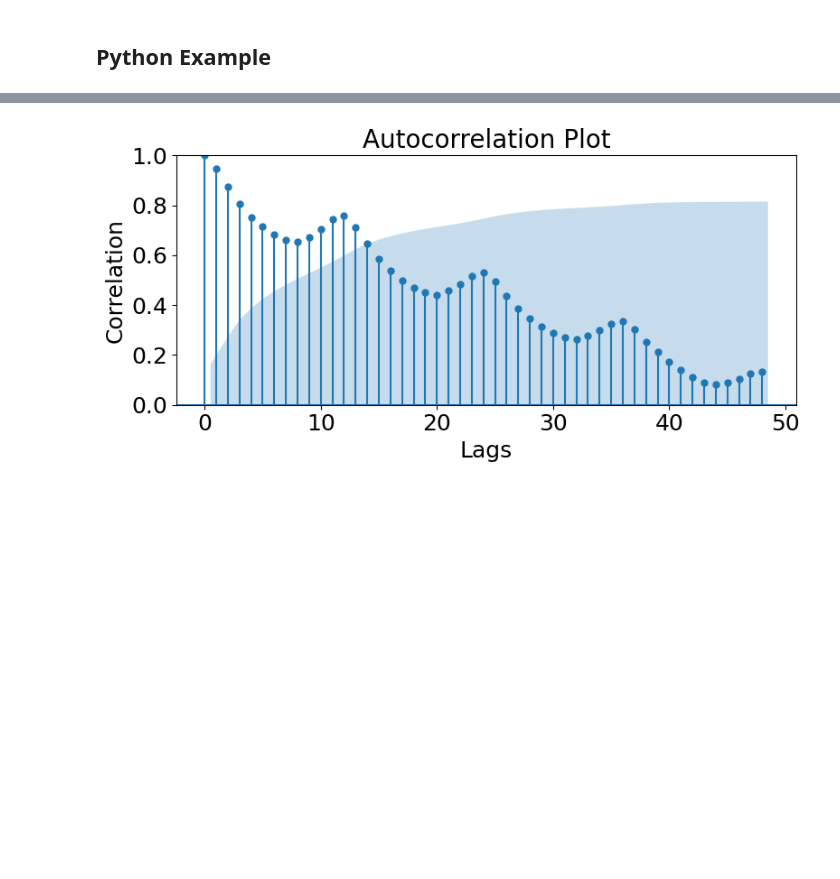
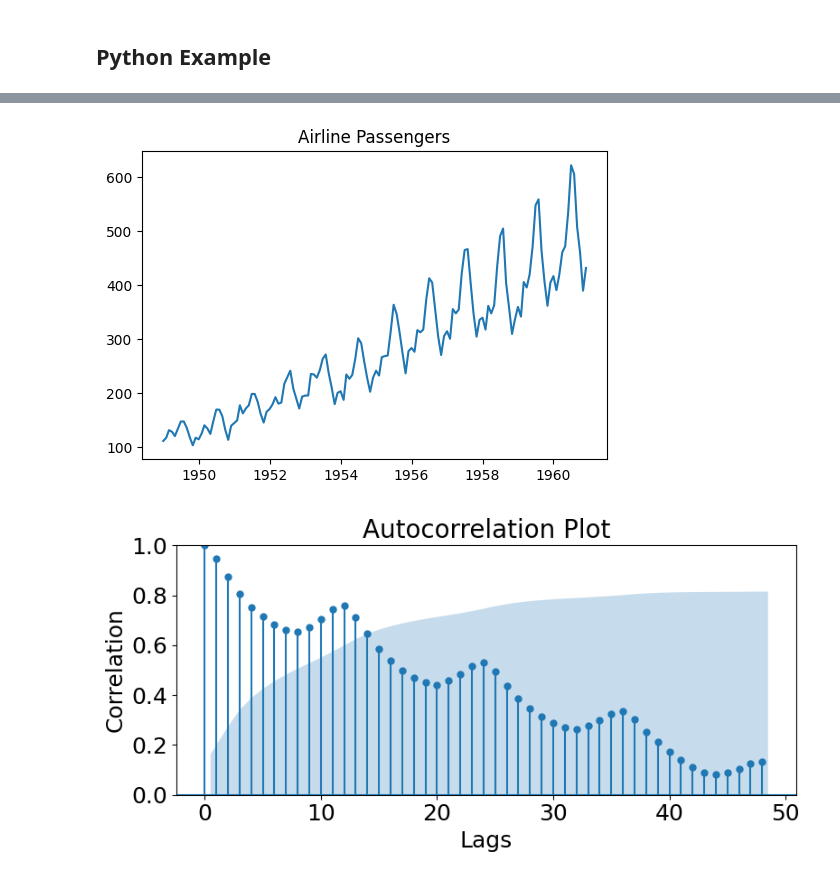
Before and after one commit to amirashrafizham/time-series-models, a Jupyter notebook: statisticalmodel/6. Autocorrelation.ipynb, the cells around one changed output, grey strips where cells are left out. Drawn from its saved outputs; the diff is of its cells as text; code cells hidden in the pictures; blank space fills up the shorter version.

```diff
--- a/statisticalmodel/6. Autocorrelation.ipynb
+++ b/statisticalmodel/6. Autocorrelation.ipynb
@@ -47,13 +48,10 @@ import matplotlib.pyplot as plt
 # %%
 # Read in the data
-data = pd.read_csv('AirPassengers.csv', index_col=0)
+
+# load the dataset from Kaggle
+path = kagglehub.dataset_download("ashfakyeafi/air-passenger-data-for-time-series-analysis")
+data = pd.read_csv(path + "/AirPassengers.csv")
+
+
+#data = pd.read_csv('AirPassengers.csv', index_col=0)
 data.index = pd.to_datetime(data.index)
-
-# Plot the data
-fig = px.line(data, x=data.index, y='#Passengers',
-              labels=({'#Passengers': 'Passengers', 'Month': 'Date'}))
-
-fig.update_layout(template="simple_white", font=dict(size=18),
-                  title_text='Airline Passengers', width=650, title_x=0.5, height=400)
-
-fig.show()
@@ -63,3 +58,20 @@ fig.show()
+# %%
+
+import matplotlib.pyplot as plt
+
+def plotting(title, data, x, y, x_label, y_label):
+    """General function to plot the passenger data (Matplotlib version)."""
+    data[x] = pd.to_datetime(data['Month'])
+    plt.figure(figsize=(6, 4))
+    plt.plot(data[x], data[y])
+    plt.title(title)
+
+    #plt.grid(True, linestyle="--", alpha=0.7)
+    plt.show()
+# %%
+plotting('Airline Passengers', data, 'Month', '#Passengers', 'Date', 'Passengers')
+# %% [output]
+[figure, added]
 # %%
 # Plot autocorrelation
 plt.rc("figure", figsize=(8,4))
```
Also changed, not shown: parts of 2 cells of this notebook, 4 other files.
